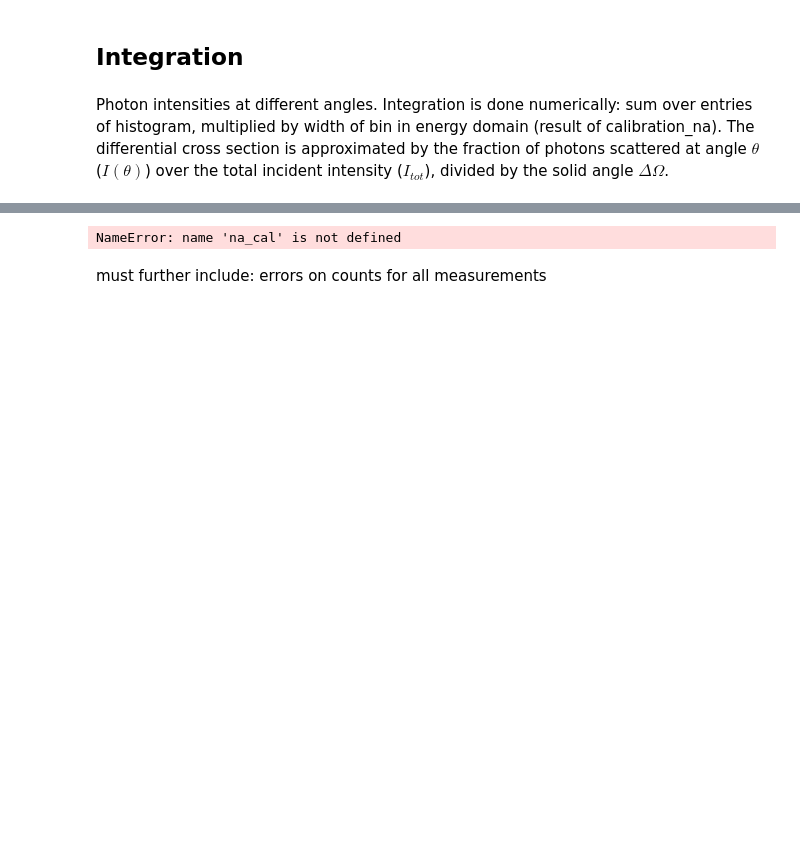
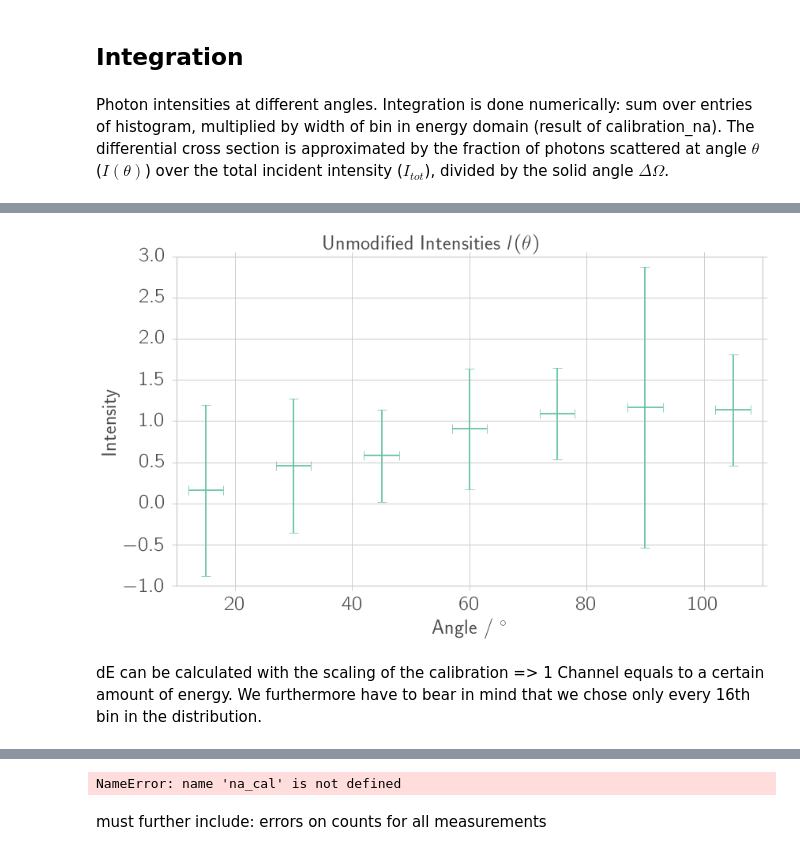
Before and after one commit to Bondzio/fp, a Jupyter notebook: compton/analysis/cross_section.ipynb, the cells around one changed output, grey strips where cells are left out. Drawn from its saved outputs; the diff is of its cells as text; code cells hidden in the pictures; blank space fills up the shorter version.

```diff
--- a/compton/analysis/cross_section.ipynb
+++ b/compton/analysis/cross_section.ipynb
@@ -90,3 +91,7 @@ def uc_str(c, max_digit=4):
 def enum(arr1, *args):
     i_range = range(len(arr1))
     return zip(i_range, arr1 ,*args)
+
+
+def ucarray(X):
+    return un.uarray([i.n for i in X],[i.s for i in X])
@@ -114,0 +216,30 @@ intensity ($I_{tot}$), divided by the solid angle $\Delta \Omega$.
+# %%
+theta_na = [15, 30, 45, 60, 75, 90, 105]
+amplitude = []
+for theta in theta_na:
+    amplitude+= [uc.ufloat(0,0) + np.load(npy_dir + 'i_photon_' + str(theta) + '.npy')]
+I = ucarray(amplitude)
+na_cal = np.load(npy_dir + 'na_calibration.npy')
+# %%
+# Plotting
+angle_error = 3
+fig1, ax1 = plt.subplots(1, 1)
+fixticks(ax1)
+if not save_fig:
+    fig1.suptitle("Unmodified Intensities $I(\\theta)$")
+ax1.errorbar(theta_na, nom(I), yerr=sam(I),xerr = angle_error,\
+             fmt=",", alpha=0.9,elinewidth=2.0, capsize=6.2, capthick=0.8)
+ax1.set_xlabel("Angle / ^\circ")
+ax1.set_ylabel("Intensity")
+ax1.set_xlim(10,110)
+ax1.grid(True)
+if show_fig:
+    fig1.show()
+if save_fig:
+    file_name = "na_intensities"
+    fig1.savefig(fig_dir + file_name + ".pdf")
+    fig1.savefig(fig_dir + file_name + ".png")
+# %% [output]
+[figure, added]
+# %% [markdown]
+dE can be calculated with the scaling of the calibration => 1 Channel equals to a certain amount of energy. We furthermore have to bear in mind that we chose only every 16th bin in the distribution.
```
Also changed, not shown: parts of 14 cells of this notebook, 2 other files.
